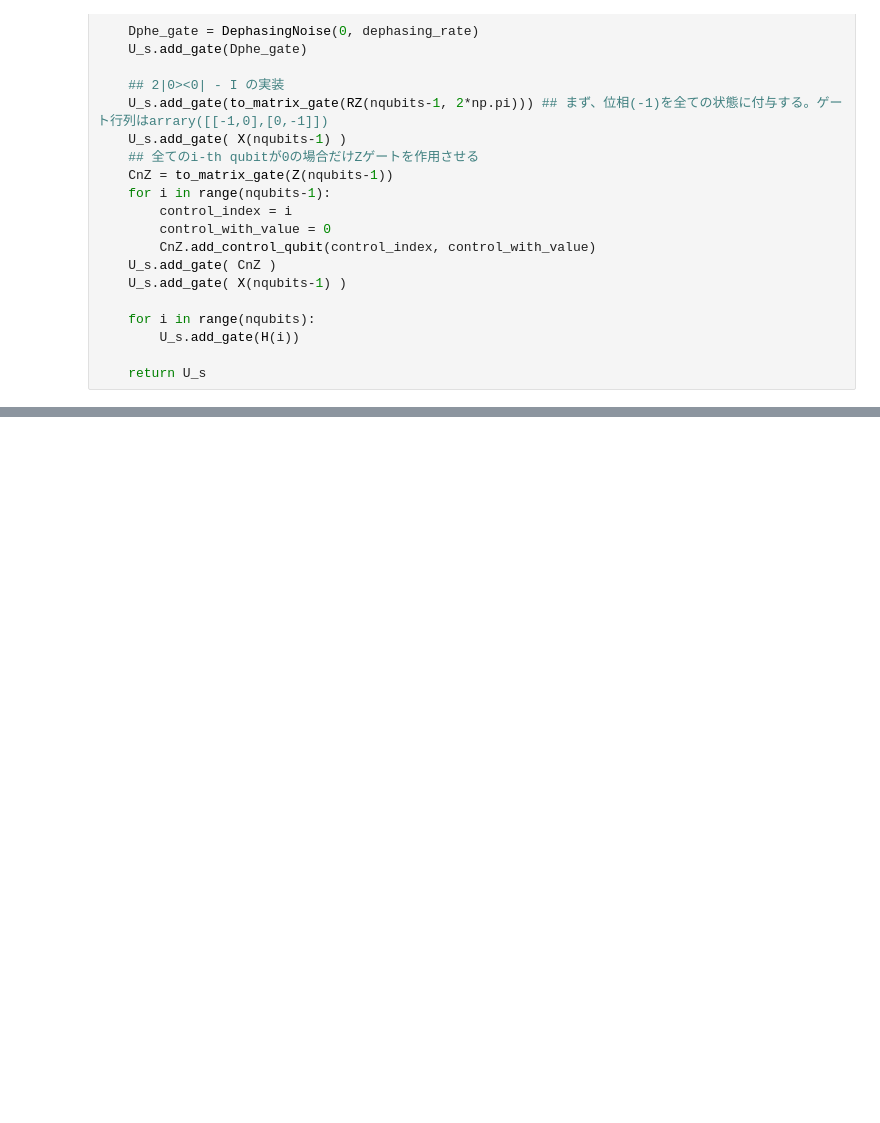
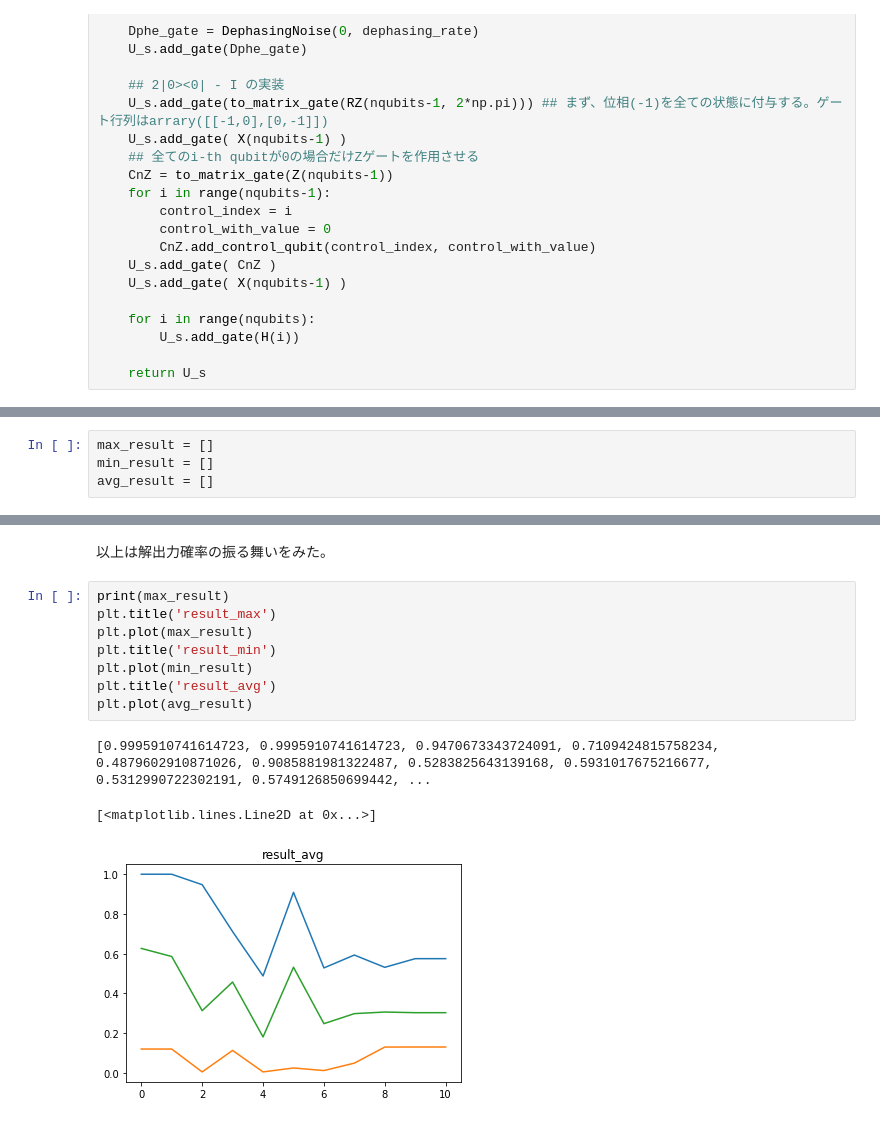
Before and after one commit to KaitoMuraoka/BasicQuantumAlgorithm, a Jupyter notebook: main/First.ipynb, the cells around one changed output, grey strips where cells are left out. Saved outputs shown, nothing was run; the diff lists cells and outputs as text; blank space fills up the shorter version.

```diff
--- a/main/First.ipynb
+++ b/main/First.ipynb
@@ -421,3 +397,7 @@ maximal probability 8.504376e-01 is obtained at k = 10
+# %%
+max_result = []
+min_result = []
+avg_result = []
 # %%
 for i in np.arange(0.0, 1.1, 0.1):
     print(f'dephasing_rate: {i}')
@@ -457 +437,15 @@ maximal probability 5.749127e-01 is obtained at k = 4
 [figure]
+# %% [markdown]
+以上は解出力確率の振る舞いをみた。
+# %%
+print(max_result)
+plt.title('result_max')
+plt.plot(max_result)
+plt.title('result_min')
+plt.plot(min_result)
+plt.title('result_avg')
+plt.plot(avg_result)
+# %% [output]
+[0.9995910741614723, 0.9995910741614723, 0.9470673343724091, 0.7109424815758234, 0.4879602910871026, 0.9085881981322487, 0.5283825643139168, 0.5931017675216677, 0.5312990722302191, 0.5749126850699442, ...
+[<matplotlib.lines.Line2D at 0x...>]
+[figure, added]
```
Also changed, not shown: parts of 10 cells of this notebook.
